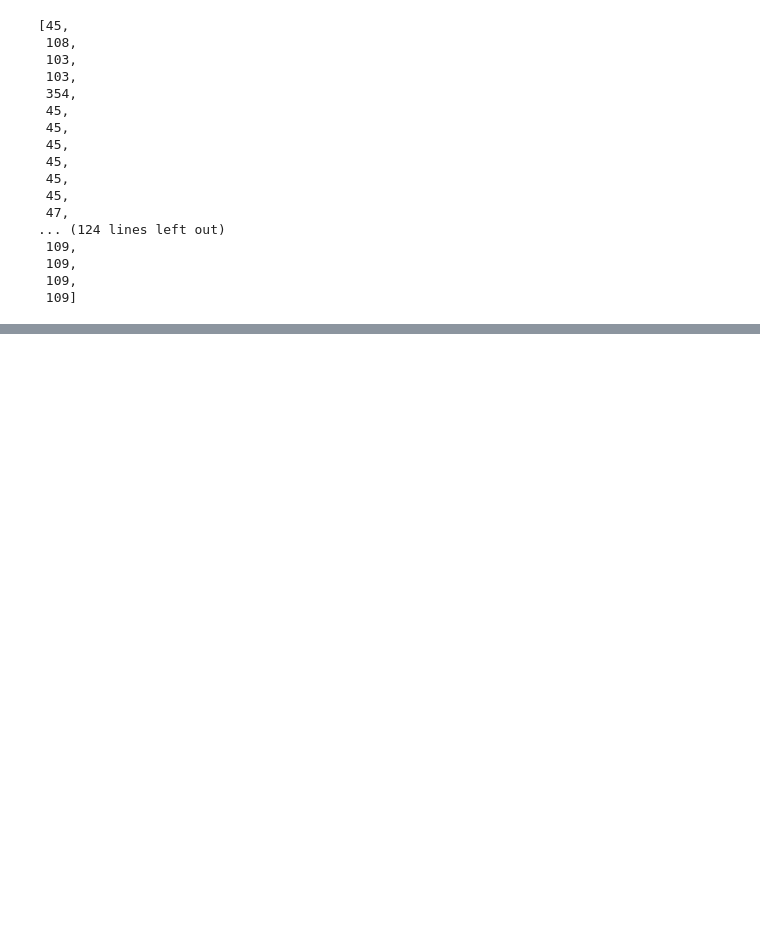
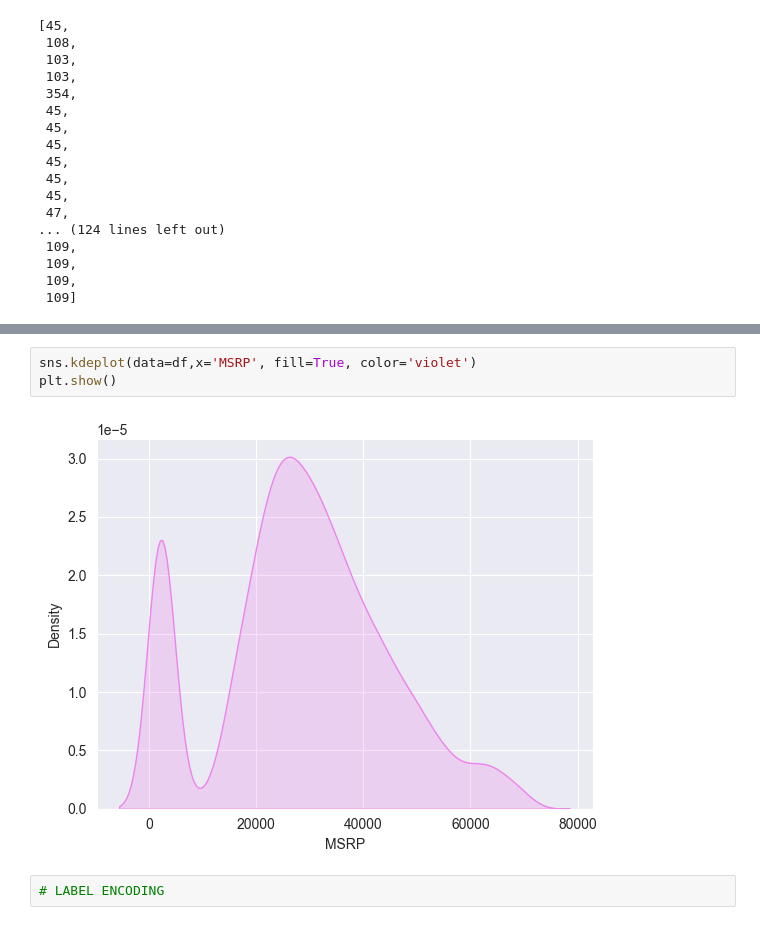
Before and after one commit to shaheerkl/EDA, a Jupyter notebook: eda cars.ipynb, the cells around one changed output, grey strips where cells are left out. Drawn from its saved outputs; the diff is of its cells as text; blank space fills up the shorter version.

Commit message:
after scaling and encoding

```diff
--- a/eda cars.ipynb
+++ b/eda cars.ipynb
@@ -410,0 +718,7 @@ UFuncTypeError: ufunc 'less' did not contain a loop with signature matching type
+# %%
+sns.kdeplot(data=df,x='MSRP', fill=True, color='violet')
+plt.show()
+# %% [output]
+[figure, added]
+# %%
+# LABEL ENCODING
```
Also changed, not shown: parts of 51 cells of this notebook, 2 other files.
